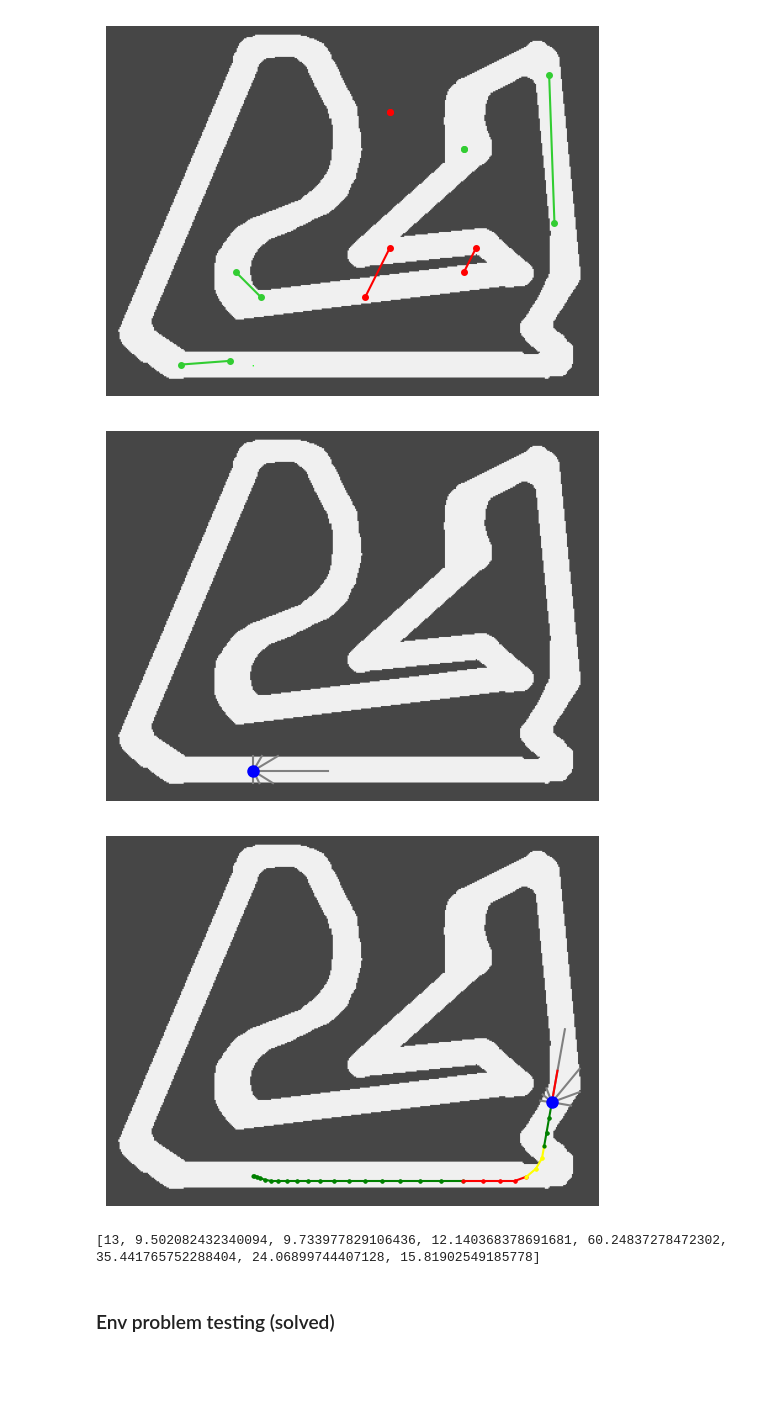
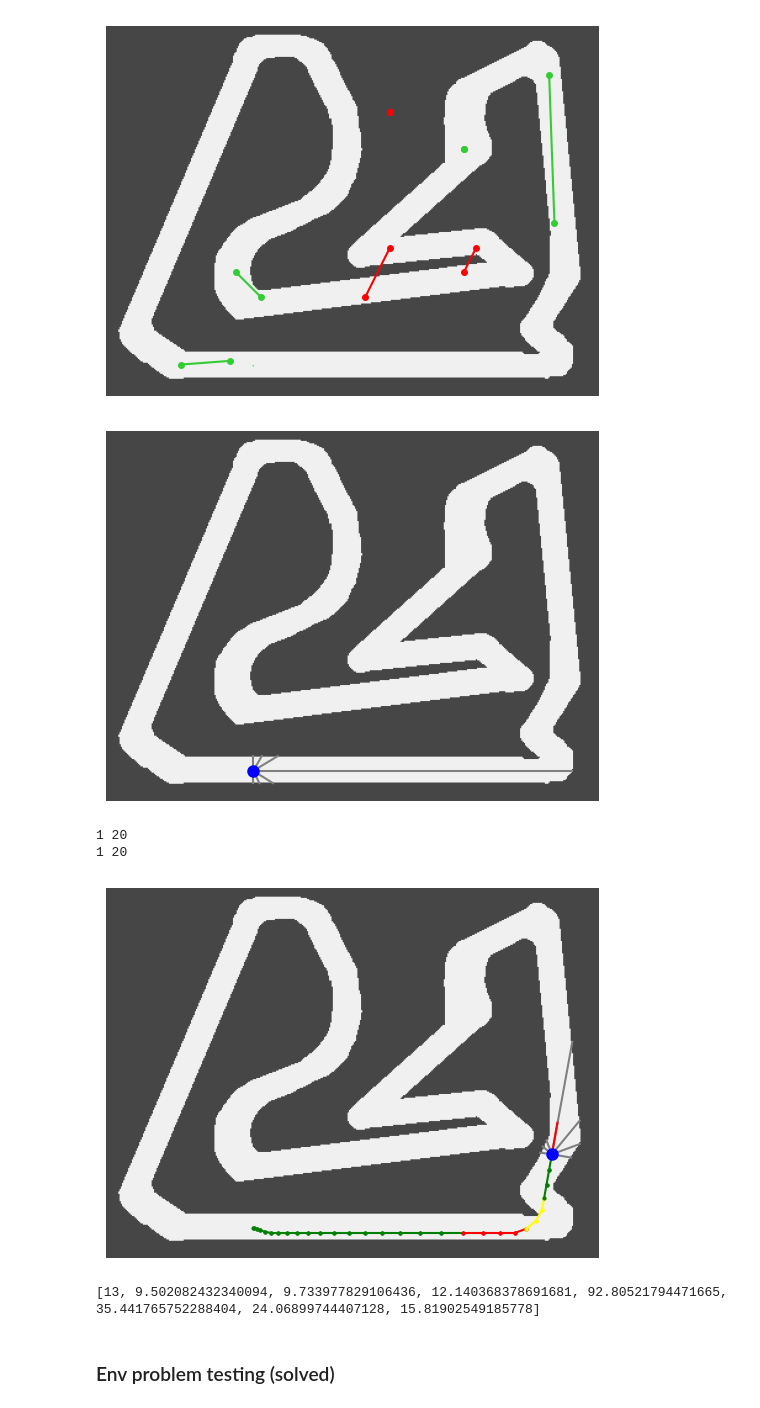
Before and after one commit to GeckSpy/EP-trajectory-optimisation, a Jupyter notebook: Environment/env_05.ipynb, the cells around one changed output. Drawn from its saved outputs; the diff is of its cells as text; code cells hidden in the pictures; blank space fills up the shorter version.

Commit message:
adding time discretisation

```diff
--- a/Environment/env_05.ipynb
+++ b/Environment/env_05.ipynb
@@ -150,7 +150,7 @@ class Track():
     def get_color(self, coor:Coor):
         """return the color of the case x,y"""
         x,y = coor.get()
-        return color(self.info_track[x][y])
+        return color_track(self.info_track[x][y])
 
     def is_wall(self, coor:Coor):
         """Return True if case (x,y) is a wall"""
@@ -351,26 +355,39 @@ $$\phi^{-1}(x) = ((x\; mod\; 3)-1, \frac{1}{3}x -K)$$
 
 Moreover, we have $N = 3\times 2K+1 = 6K+3$
 # %%
+MAX_SPEED = 50
+MAX_TURN = 20
+
 class RacingCar(Env):
     def __init__(self, track_path):
         super(RacingCar, self).__init__()
-        self.max_turn = MAX_TURN
-        self.nb_state = 6*MAX_TURN + 3
+        self.time = 1 #Change this variable to "discretiser" the time. Lower value means more discretisation
+
+        self.max_turn = int(MAX_TURN * self.time)
+        self.nb_state = 6*self.max_turn + 3
+        self.max_speed = int(MAX_SPEED * self.time)
 
         # Define an action space ranging from 0 to 3
         self.action_space = [self.int_to_action(i) for i in range(self.nb_state)]
         self.int_action_space = [i for i in range(self.nb_state)]
 
+        self.track_info = create_track_info(track_path)
+        self.track: Track = Track(self.track_info)
+
         # Define the anle of which we will look the distance
         self.liste_alpha = [90, 60, 30, 0, -30, -60, -90]
-        self.max_dist_wall = 60
+        self.max_dist_wall = self.track.height + self.track.width
 
-        self.track_info = create_track_info(track_path)
-        self.track: Track = Track(self.track_info)
-        self.car: Car = Car(self.track.start)
-        self.car.max_turn = self.max_turn
+        self.car: Car = self.create_car()
 
         self.canvas = np.array(self.track.color_track)
+
+    def create_car(self):
+        car = Car(self.track.start)
+        car.max_turn = self.max_turn
+        car.max_speed = self.max_speed
+        car.time = self.time
+        return car
 
     def action_to_int(self, action):
         """Transform an action (tuple) into an action (int)"""
@@ -392,7 +409,7 @@ class RacingCar(Env):
 
     def reset(self):
         """Reset the environment"""
-        self.car = Car(self.track.start)
+        self.car = self.create_car()
         return self.get_state(), []
 
     def render(self, waiting_time=0.01, show_trajectory=False, show_dist_to_wall=False):
@@ -483,21 +500,29 @@ plt.plot()
 [figure]
 # %%
 Env.render(show_dist_to_wall=True, show_trajectory=True)
+
+print(Env.time, Env.max_turn)
+print(Env.car.time, Env.car.max_turn)
 # %% [output]
-[figure, old version]
+[figure, new version]
+1 20
+1 20
 # %%
 Env.reset()
+
 actions = [(1,-10), (1, -10), (1,0), (1,0), (1,10), (1, 10), (1,0), (1,0), (1,0), (1,0), (1,0), (1,0), (1,0), (1,0), (1,0), (1,0), (1,0),
            (1,0), (-1,0), (-1,0), (-1,0), (-1, Env.max_turn), (0, Env.max_turn), (0, Env.max_turn), (0, Env.max_turn), (1,0), (1,0), (1,0)]
+
 for action in actions:
-    Env.step(Env.action_to_int(action))
-    Env.render(show_trajectory=True, show_dist_to_wall=True)
+    if np.absolute(action[1]) <= Env.max_turn:
+        Env.step(Env.action_to_int(action))
+        Env.render(show_trajectory=True, show_dist_to_wall=True)
 
 print(Env.get_state())
 Env.close()
 # %% [output]
-[figure, old version]
+[figure, new version]
-[13, 9.502082432340094, 9.733977829106436, 12.140368378691681, 60.24837278472302, 35.441765752288404, 24.06899744407128, 15.81902549185778]
+[13, 9.502082432340094, 9.733977829106436, 12.140368378691681, 92.80521794471665, 35.441765752288404, 24.06899744407128, 15.81902549185778]
 # %% [markdown]
 ### Env problem testing (solved)
 # %%
```
Also changed, not shown: parts of 1 cell of this notebook.
